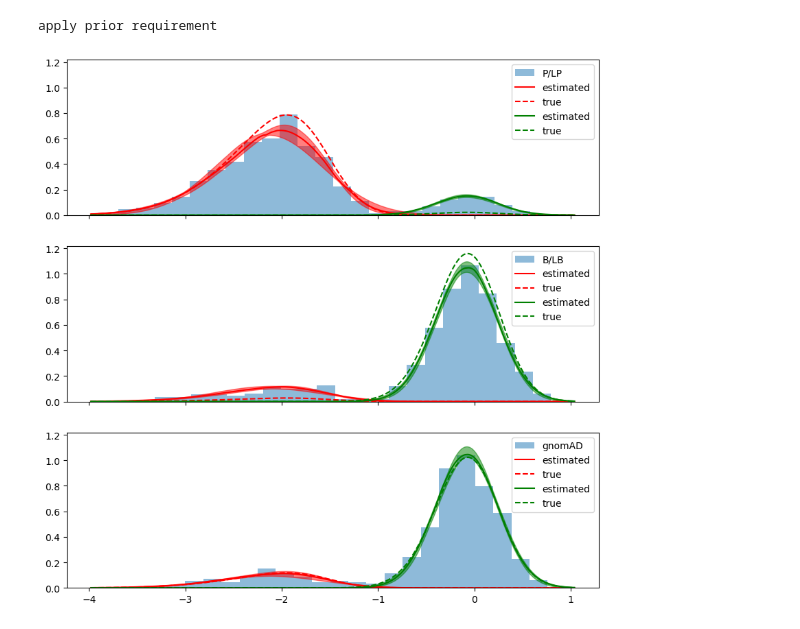
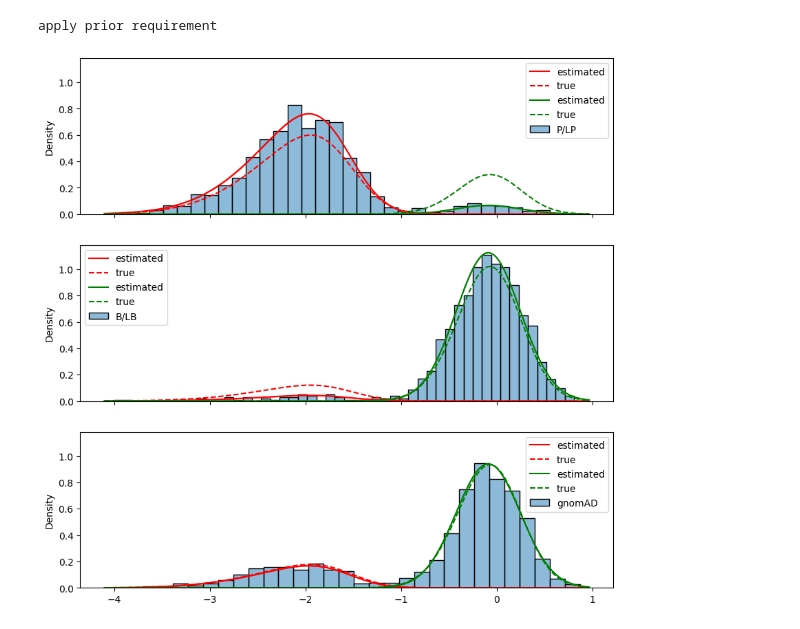
Before and after one commit to Dzeiberg/circularity, a Jupyter notebook: 01_Synthetic_Data.ipynb, the cells around one changed output. Drawn from its saved outputs; the diff is of its cells as text; code cells hidden in the pictures.

```diff
--- a/01_Synthetic_Data.ipynb
+++ b/01_Synthetic_Data.ipynb
@@ -17,8 +18,8 @@ true_params = dict(
     fN = ss.skewnorm(a=-0.93037852,
                     loc=0.12707752,
                     scale=0.39826615),
-    W = np.array([[0.98189558, 0.01810442],
-                [0.03432592, 0.96567408],]),
+    W = np.array([[0.75, 0.25],
+                [0.15, 0.85],]),
     prior = 0.12)
 # %%
 from copy import deepcopy
@@ -54,7 +56,7 @@ def sample_data(params, sample_sizes, label_noise=0.0):
     sampleIndicators[np.arange(len(observations)), sampleNumbers] = 1
     return observations, sampleIndicators, pathogenicityLabels, np.concatenate(cleanPathogenicityLabels)
 # %%
-X,S,YTilde, Y = sample_data(true_params, [1000,1000,1000],label_noise=0.1)
+X,S,YTilde, Y = sample_data(true_params, [1000,1000,1000],label_noise=0.75)
 rng = np.arange(min(X)-.1,max(X)+.1,0.01)
 
 pStar, bStar, priorsStar,_, _, _,log_lrPlusStar, _ = threshold_utils.get_score_threshold(sorted(X),[dict(component_params=[
@@ -92,6 +94,6 @@ def runFits(observations, sample_indicators,NFITS = 10,
         fits.append(fit_results[0][0])
     return fits
 # %%
-fits = runFits(X,S)
+fits = runFits(X,S,NFITS=1,)
 # %% [output]
 [Parallel(n_jobs=100)]: Using backend LokyBackend with 100 concurrent workers.
@@ -118,11 +105,12 @@ apply prior requirement
 # %%
 fig,ax = plt.subplots(3,1,figsize=(10,10),sharex=True,sharey=True)
 for sampleNum,sampleName in enumerate(["P/LP",'B/LB','gnomAD']):
-    ax[sampleNum].hist(X[S[:,sampleNum]==1],
-                        bins=25,
-                        alpha=0.5,
-                        label=sampleName,
-                        density=True)
+    sns.histplot(X[S[:,sampleNum]==1],alpha=.5,ax=ax[sampleNum],label=sampleName,stat='density')
+    # ax[sampleNum].hist(X[S[:,sampleNum]==1],
+    #                     bins=25,
+    #                     alpha=0.5,
+    #                     label=sampleName,
+    #                     density=True)
     ax[sampleNum].legend()
 W = np.concatenate((true_params['W'],
                             (true_params['W'][0] * true_params['prior'] + \
@@ -130,41 +118,37 @@ W = np.concatenate((true_params['W'],
 fD = true_params['fD']
 fN = true_params['fN']
 prior = true_params['prior']
-# ax[0].plot(rng,W[0,0]*fD.pdf(rng) + W[0,1]*fN.pdf(rng),linestyle='--',color='red',label='true')
-# ax[1].plot(rng,W[1,0]*fD.pdf(rng) + W[1,1]*fN.pdf(rng),linestyle='--',color='green',label='true')
-# ax[2].plot(rng,prior*(W[0,0]*fD.pdf(rng) + W[0,1]*fN.pdf(rng)) + \
-#                 (1-prior)*(W[1,0]*fD.pdf(rng) + W[1,1]*fN.pdf(rng)),linestyle='--',color='blue',label='true')
 
 thresholds = {("P","true"):{"+1" : pStar[0],
                             "+2" : pStar[1],
                              "+4" : pStar[3],
                              "+8" : pStar[7],},
                              ("B","true"):{"-1" : bStar[0],
                              "-2" : bStar[1],
                              "-4" : bStar[3],
                              "-8" : bStar[7],}}
 for sampleNum in range(3):
     joint_densities = np.stack([skewnorm_utils.joint_densities(rng, fit_i['component_params'], fit_i['weights'][sampleNum]) for fit_i in fits])
 
     ax[sampleNum].plot(rng,np.median(joint_densities[:,0,:],axis=0),linestyle='-',color='red',label='estimated')
     ax[sampleNum].fill_between(rng,*np.percentile(joint_densities[:,0,:],[2.5,97.5],axis=0),alpha=0.5,color='red')
     ax[sampleNum].plot(rng, W[sampleNum,0]*fD.pdf(rng),linestyle='--',color='red',label='true')
 
     ax[sampleNum].plot(rng,np.median(joint_densities[:,1,:],axis=0),linestyle='-',color='green',label='estimated')
     ax[sampleNum].fill_between(rng,*np.percentile(joint_densities[:,1,:],[2.5,97.5],axis=0),alpha=0.5,color='green')
     ax[sampleNum].plot(rng, W[sampleNum,1]*fN.pdf(rng),linestyle='--',color='green',label='true')
 
 [ax[i].legend() for i in range(3)]
 thresholds[("P",'estimated')] = {"+1" : Pscores[0],
                             "+2" : Pscores[1],
                              "+4" : Pscores[3],
                              "+8" : Pscores[7],}
 thresholds[('B','estimated')]={"-1" : Bscores[0],
                              "-2" : Bscores[1],
                              "-4" : Bscores[3],
                              "-8" : Bscores[7],}
 # %% [output]
-[figure, old version]
+[figure, new version]
 # %%
 pd.DataFrame.from_dict(thresholds,orient='index').sort_index().round(3).fillna("")
 # %% [output]
```
Also changed, not shown: parts of 4 cells of this notebook, 1 other file.
